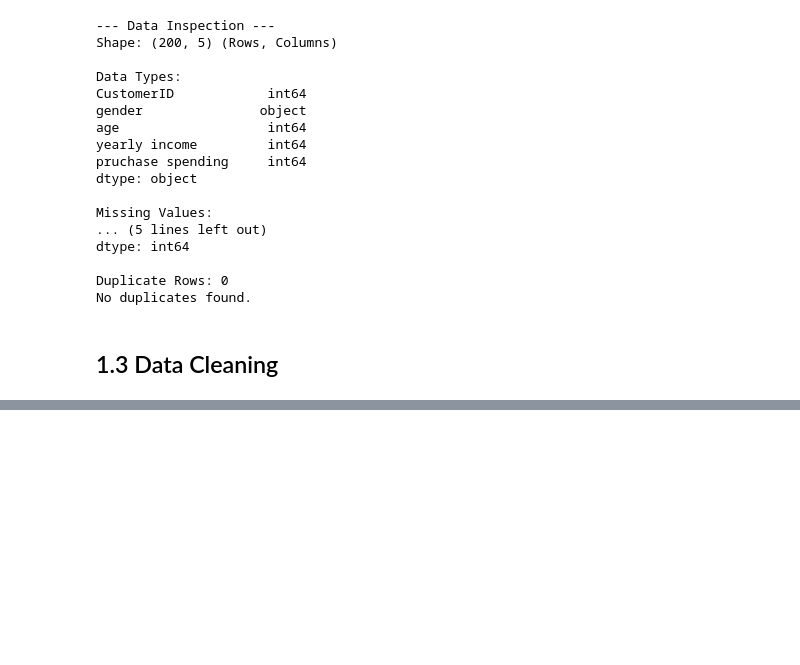
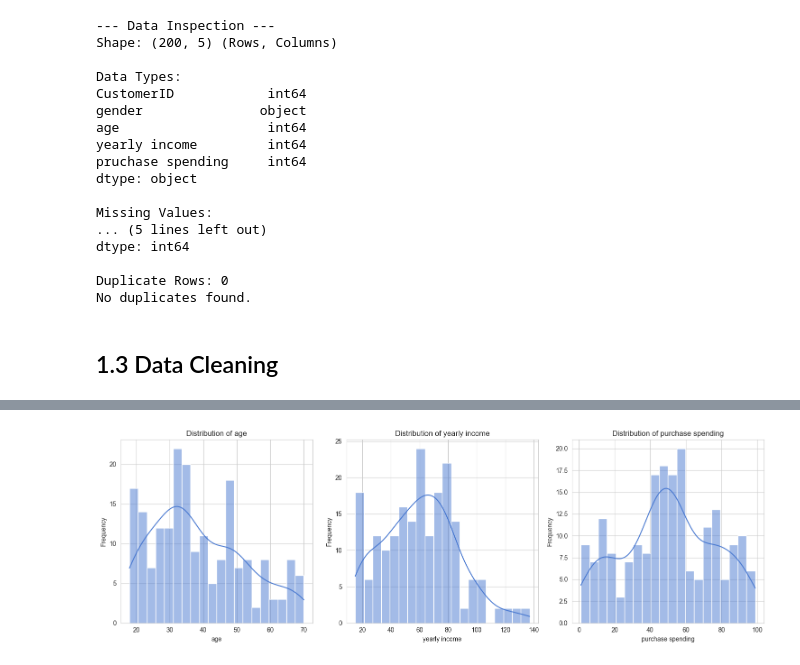
Before and after one commit to GitGud-f/customer-segmentation-kmeans, a Jupyter notebook: notebooks/analysis_report.ipynb, the cells around one changed output, grey strips where cells are left out. Saved outputs shown, nothing was run; the diff lists cells and outputs as text; code cells hidden in the pictures; blank space fills up the shorter version.

```diff
--- a/notebooks/analysis_report.ipynb
+++ b/notebooks/analysis_report.ipynb
@@ -90,0 +99,6 @@ Data saved to ../data/processed/Mall_Customers_Clean.csv
+# %%
+# 2. Histograms for Numerical Features
+numerical_cols = ['age', 'yearly income', 'purchase spending']
+visualization.plot_histograms(df_clean, numerical_cols)
+# %% [output]
+[figure, added]
```
Also changed, not shown: parts of 11 cells of this notebook, 2 other files.
